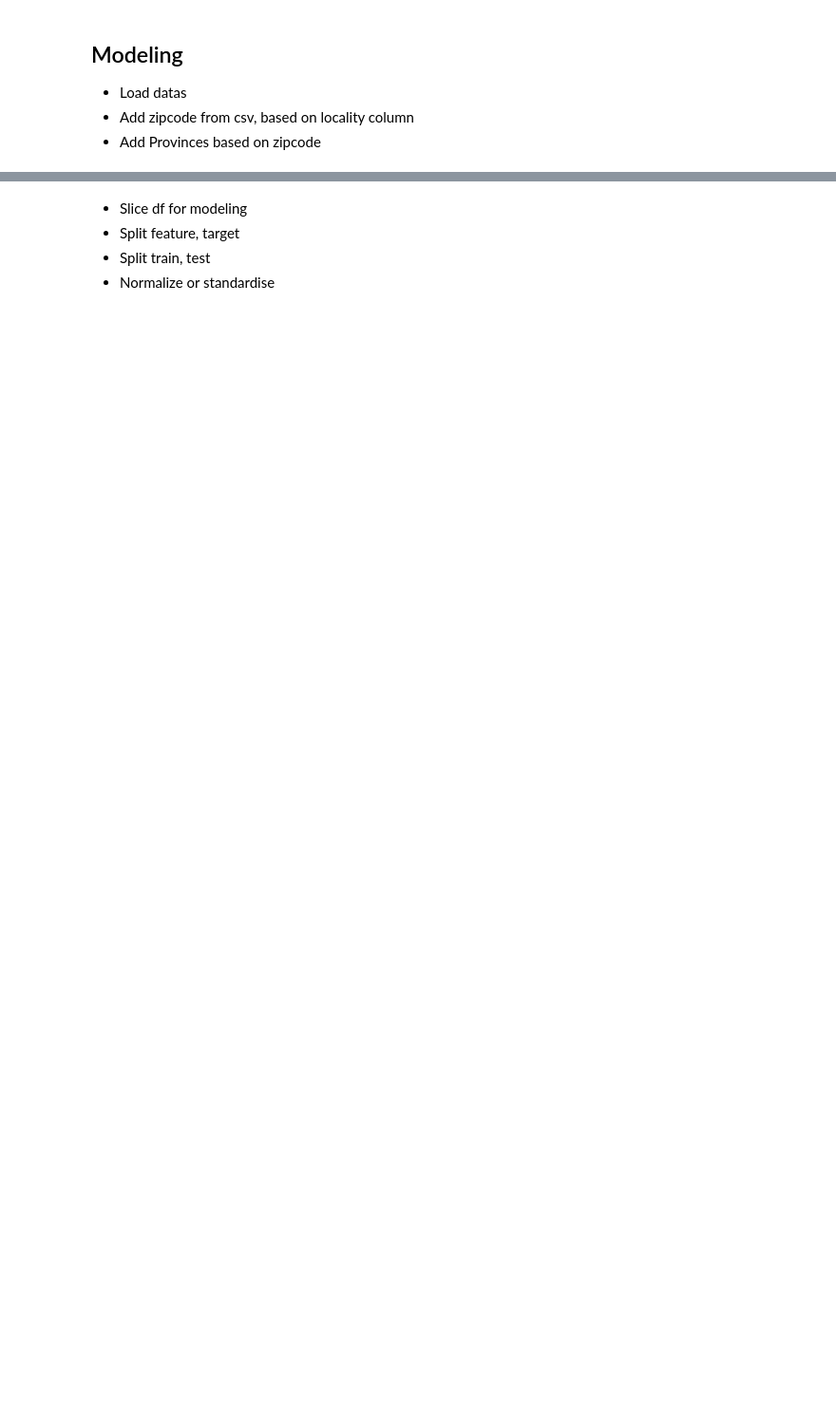
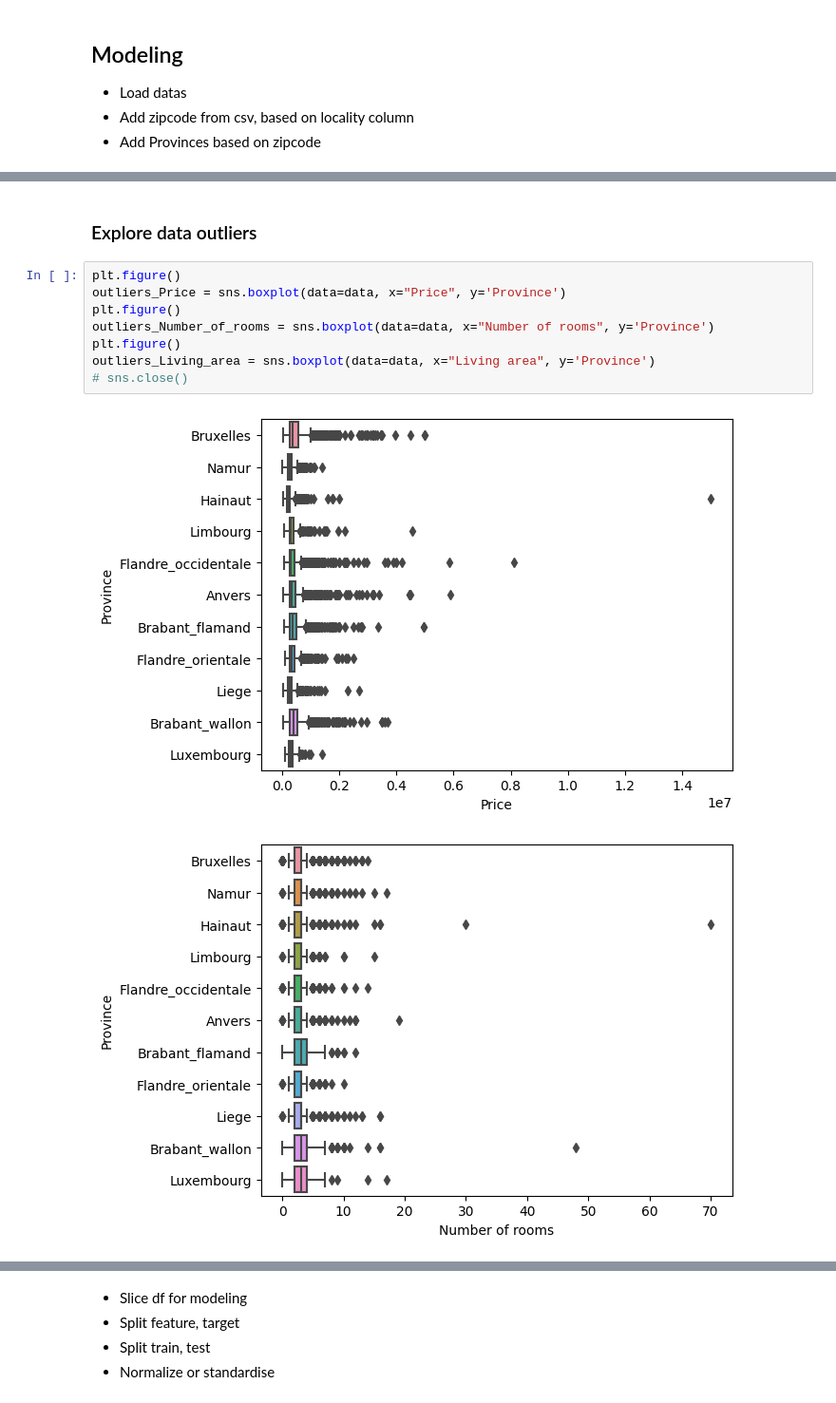
Before and after one commit to Laverdure77/immo_Eliza_Data_Analysis, a Jupyter notebook: Modeling/model.ipynb, the cells around one changed output, grey strips where cells are left out. Shown at 95% size. Saved outputs shown, nothing was run; the diff lists cells and outputs as text; blank space fills up the shorter version.

```diff
--- a/Modeling/model.ipynb
+++ b/Modeling/model.ipynb
@@ -39,0 +91,13 @@ data = add_province(data)
+# %% [markdown]
+### Explore data outliers
+# %%
+plt.figure()
+outliers_Price = sns.boxplot(data=data, x="Price", y='Province')
+plt.figure()
+outliers_Number_of_rooms = sns.boxplot(data=data, x="Number of rooms", y='Province')
+plt.figure()
+outliers_Living_area = sns.boxplot(data=data, x="Living area", y='Province')
+# sns.close()
+# %% [output]
+[figure, added]
+[figure, added]
```
Also changed, not shown: parts of 12 cells of this notebook, 1 other file.
